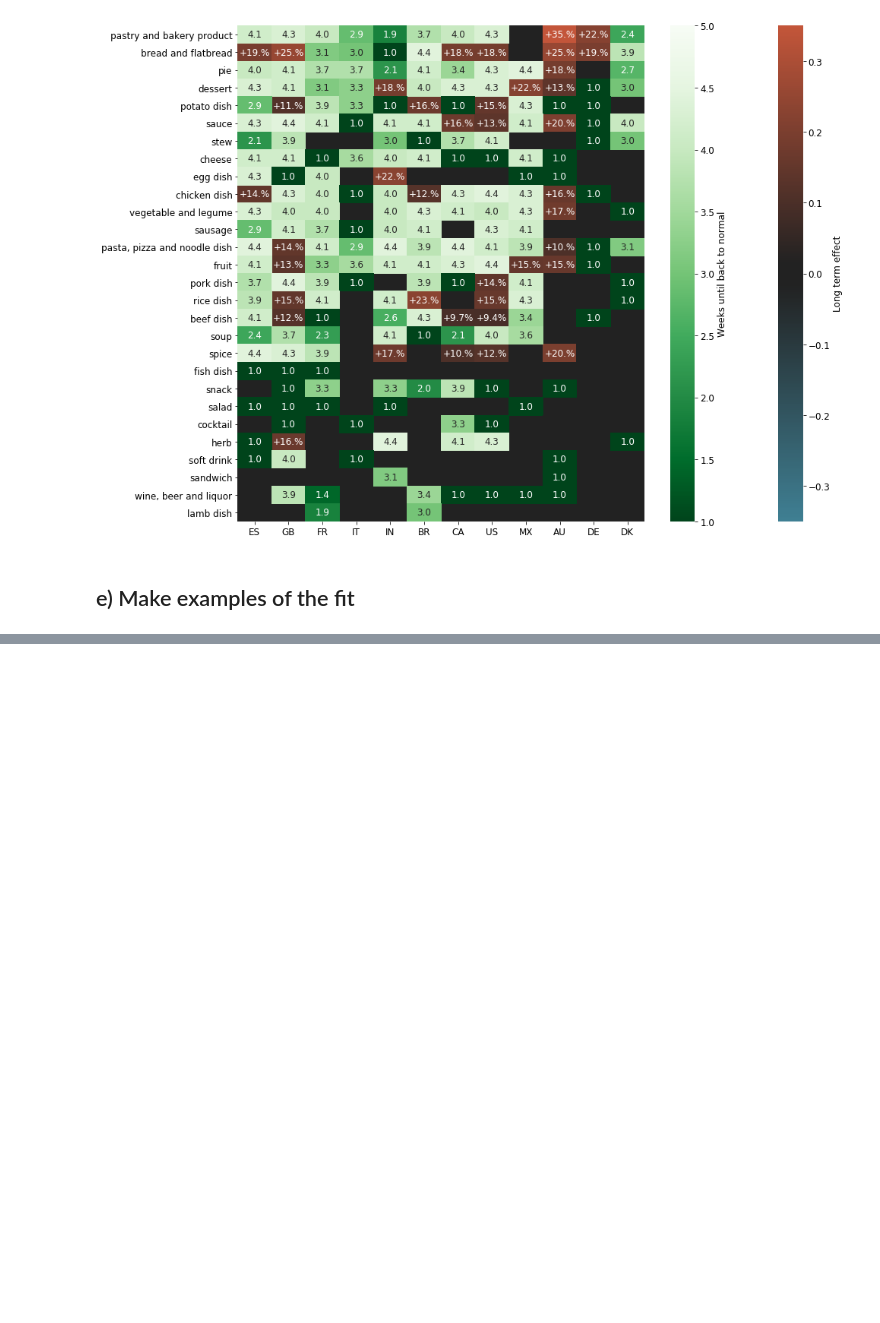
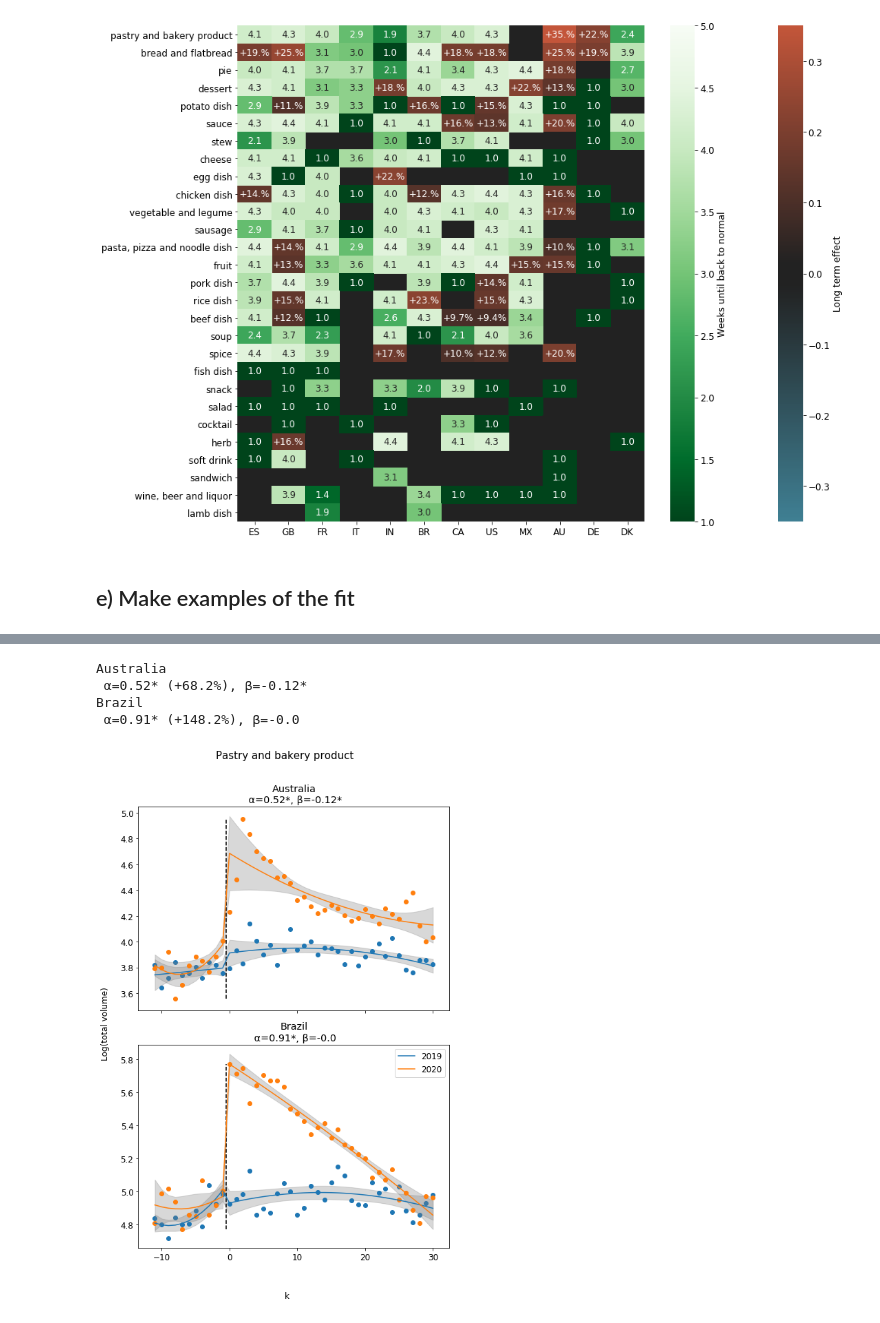
Before and after one commit to epfl-dlab/foodle-trends, a Jupyter notebook: code/analyses/categories_modelling_total.ipynb, the cells around one changed output, grey strips where cells are left out. Drawn from its saved outputs; the diff is of its cells as text; code cells hidden in the pictures; blank space fills up the shorter version.

```diff
--- a/code/analyses/categories_modelling_total.ipynb
+++ b/code/analyses/categories_modelling_total.ipynb
@@ -1124,0 +1144,78 @@ plt.savefig(FIGURES_DIR+"example_bakery_fitted.pdf", bbox_inches='tight')
+# %%
+import matplotlib
+matplotlib.rcParams.update({'font.size': 12})
+
+fig, ax = plt.subplots(2,1, figsize= (7,10), sharex = True, sharey = False)
+
+cnt = 0
+for country,gr1 in df.groupby('country'):
+    if cnt==2:
+        break
+    for category,gr2 in gr1.groupby('category'):
+        if category == 'pastry and bakery product':
+            gr2
+            sbplt = ax[cnt]
+            df_temp = gr2.loc[(gr2['k'] >= -k) & (gr2['k'] <= k)].copy()
+
+            df_temp['volume_total'] = df_temp['volume_total'].apply(np.log)
+
+            df_temp = df_temp.loc[df_temp['year'] == '2019']
+
+            sbplt.fill_between(df_temp['k'].values,
+                                result_interactions.get_prediction(df_temp).conf_int()[:,0],
+                                result_interactions.get_prediction(df_temp).conf_int()[:,1], alpha = 0.3, color = 'gray')
+
+            sbplt.plot(df_temp['k'].values,
+                       result_interactions.get_prediction(df_temp).predicted_mean,
+                       color = 'tab:blue', label = '2019')
+
+            sbplt.scatter(df_temp['k'].values,df_temp['volume_total'].values, color = 'tab:blue')
+
+
+            df_temp = gr2.loc[(gr2['k'] >= -k) & (gr2['k'] <= k)].copy()
+
+            df_temp['volume_total'] = df_temp['volume_total'].apply(np.log)
+
+            df_temp = df_temp.loc[df_temp['year'] == '2020']
+
+            sbplt.fill_between(df_temp['k'].values,
+                                result_interactions.get_prediction(df_temp).conf_int()[:,0],
+                                result_interactions.get_prediction(df_temp).conf_int()[:,1], alpha = 0.3, color = 'gray')
+
+            sbplt.plot(df_temp['k'].values,
+                       result_interactions.get_prediction(df_temp).predicted_mean,
+                       color = 'tab:orange', label = '2020')
+
+            sbplt.scatter(df_temp['k'].values,df_temp['volume_total'].values, color = 'tab:orange')
+
+
+
+            sbplt.vlines(-0.5,(df_temp['volume_total'].values.min()),
+                         (df_temp['volume_total'].values.max()), linestyle = '--')
+            sbplt.set_xticks([-10,0,10,20,30])
+
+            tmp = df_results_interactions.loc[(df_results_interactions['country'] == country)& (df_results_interactions['category'] == category)].iloc[0]
+
+            sbplt.set_title(full_names[country]+'\n α='+str(round(tmp['alpha'],2))+(make_star_ste(tmp['alpha'],tmp['alpha_ste']))+
+                        ', β='+str(round(tmp['beta'],2)) + (make_star_ste(tmp['beta'],tmp['beta_ste'])))
+
+            print(full_names[country]+'\n α='+str(round(tmp['alpha'],2))+(make_star_ste(tmp['alpha'],tmp['alpha_ste'])) + ' (+' +str(round((np.exp(tmp['alpha'])-1)*100,1))+ '%)' +\
+                        ', β='+str(round(tmp['beta'],2)) + (make_star_ste(tmp['beta'],tmp['beta_ste'])))
+
+    cnt+=1
+
+plt.tight_layout()
+fig.text(-0.03, 0.5, 'Log(total volume)', va='center', rotation='vertical')
+fig.text(0.5, -0.05, 'k', va='center', rotation='horizontal')
+
+
+fig.suptitle('Pastry and bakery product', position = (0.5,1.05), fontsize= 15)
+sbplt.legend( fontsize= 12)
+
+plt.savefig(FIGURES_DIR+"example_annotated.pdf", bbox_inches='tight')
+# %% [output]
+Australia
+ α=0.52* (+68.2%), β=-0.12*
+Brazil
+ α=0.91* (+148.2%), β=-0.0
+[figure, added]
```
Also changed, not shown: parts of 3 cells of this notebook, 5 other files.
